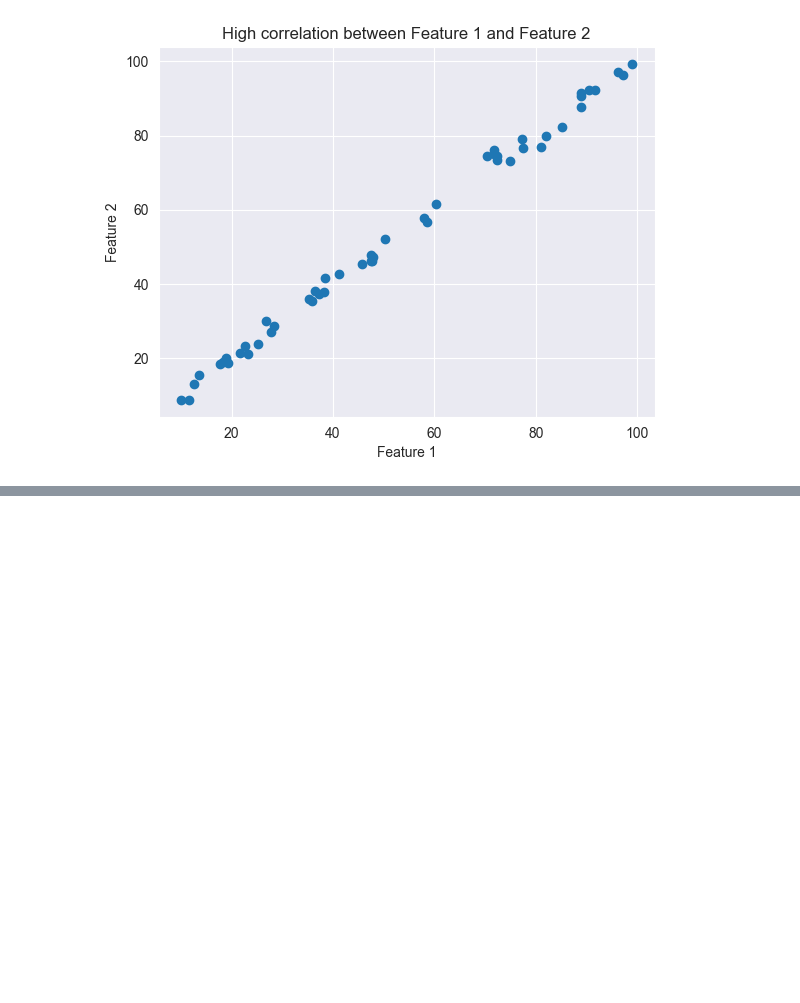
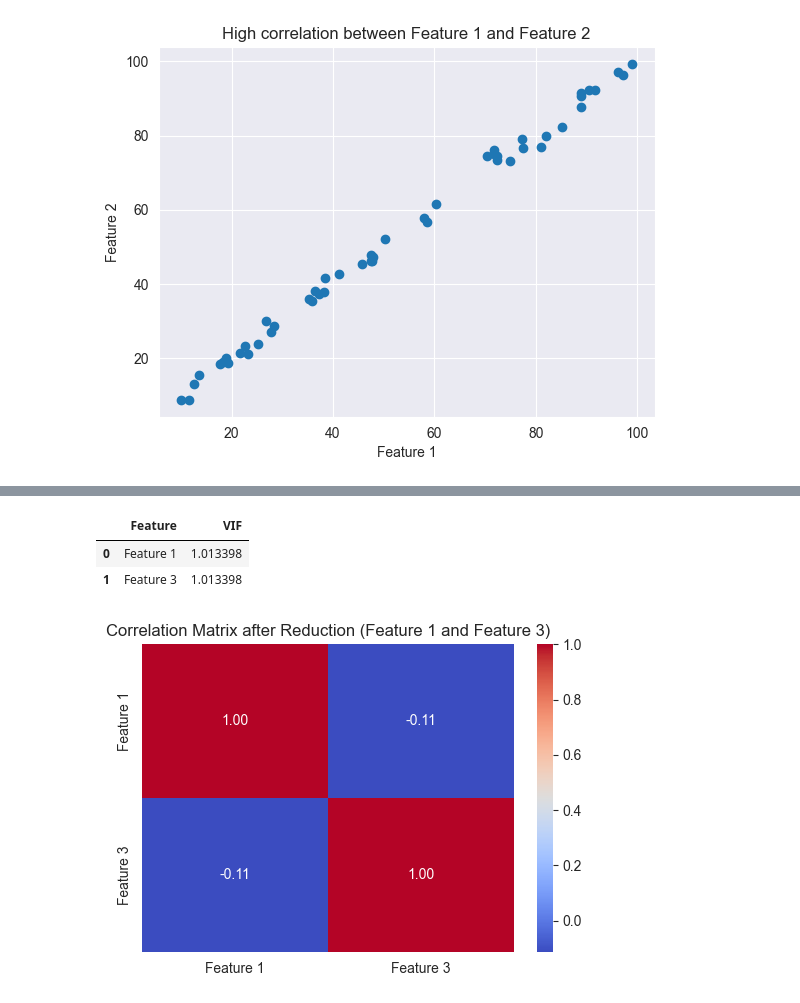
Before and after one commit to TETRAWasTaken/Machine-Learning, a Jupyter notebook: Supervised-Learning/Theory Lecture/Variable_Inflation_Factor.ipynb, the cells around one changed output, grey strips where cells are left out. Drawn from its saved outputs; the diff is of its cells as text; code cells hidden in the pictures; blank space fills up the shorter version.

```diff
--- a/Supervised-Learning/Theory Lecture/Variable_Inflation_Factor.ipynb
+++ b/Supervised-Learning/Theory Lecture/Variable_Inflation_Factor.ipynb
@@ -56,0 +57,28 @@ display(vif_df)
+# %%
+# Selecting Feature 1 and Feature 3
+X_reduced = df[["Feature 1", "Feature 3"]]
+X_reduced_const = add_constant(X_reduced)
+
+# Calculating VIF for the reduced features
+vif_reduced_df = pd.DataFrame({
+    "Feature": X_reduced.columns,
+    "VIF": [
+        variance_inflation_factor(X_reduced_const.values, i+1)
+        for i in range(X_reduced.shape[1])
+    ]
+})
+display(vif_reduced_df)
+# %% [output]
+|  | Feature | VIF |
+| 0 | Feature 1 | 1.013398 |
+| 1 | Feature 3 | 1.013398 |
+# %%
+import seaborn as sns
+# Plotting Correlation Matrix after reduction
+corr_matrix = X_reduced.corr()
+plt.figure(figsize=(6, 4))
+sns.heatmap(corr_matrix, annot=True, cmap='coolwarm', fmt=".2f")
+plt.title("Correlation Matrix after Reduction (Feature 1 and Feature 3)")
+plt.show()
+# %% [output]
+[figure, added]
```
Also changed, not shown: parts of 2 cells of this notebook.
